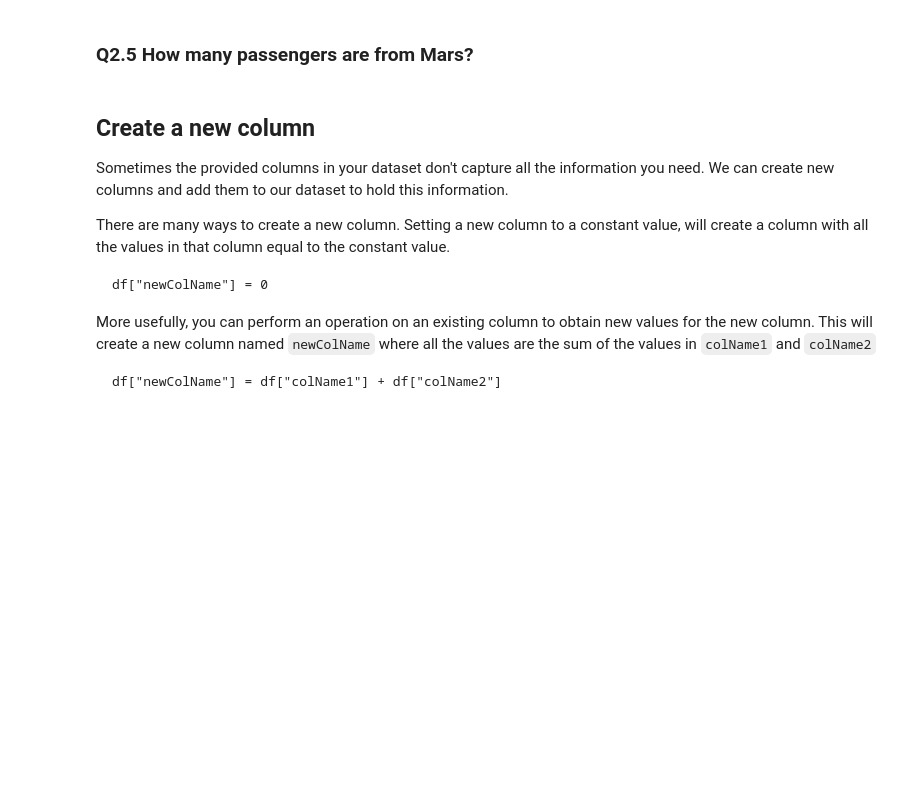
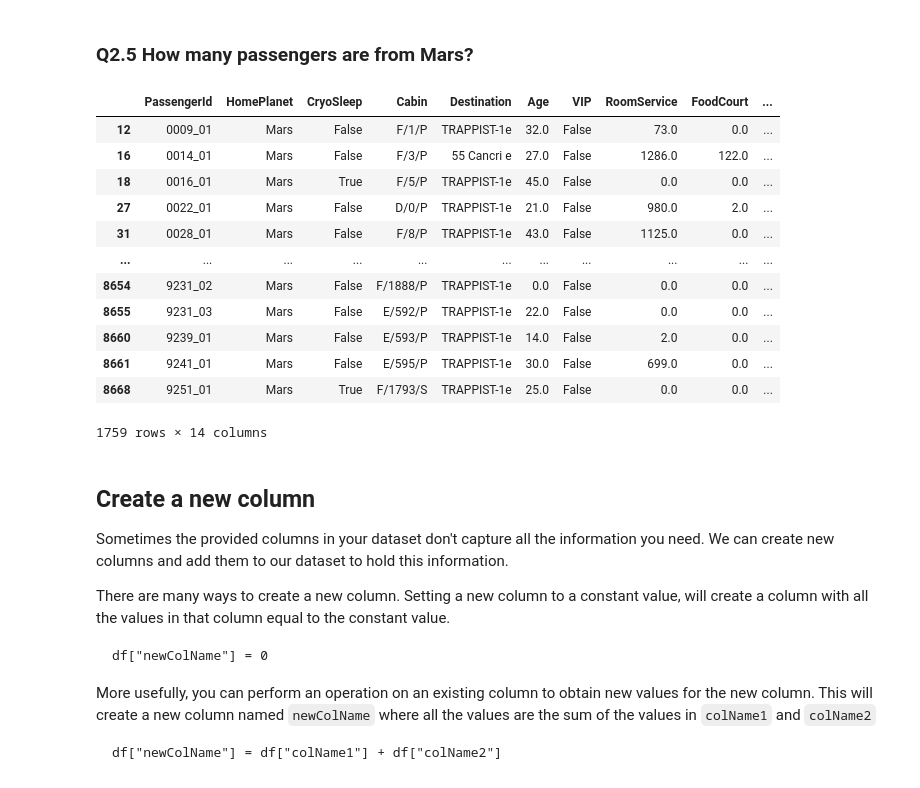
Before and after one commit to Daphne-Qin/deep-2023, a Jupyter notebook: workshop2/DEEP #2 Workshop Notebook.ipynb, the cells around one changed output. Drawn from its saved outputs; the diff is of its cells as text; code cells hidden in the pictures; blank space fills up the shorter version.

```diff
--- a/workshop2/DEEP #2 Workshop Notebook.ipynb
+++ b/workshop2/DEEP #2 Workshop Notebook.ipynb
@@ -130,3 +175,19 @@ df.iloc[range(5,10)]
+# %%
+df[ df["HomePlanet"] == "Mars" ]
+# %% [output]
+|  | PassengerId | HomePlanet | CryoSleep | Cabin | Destination | Age | VIP | RoomService | FoodCourt | ... |
+| 12 | 0009_01 | Mars | False | F/1/P | TRAPPIST-1e | 32.0 | False | 73.0 | 0.0 | ... |
+| 16 | 0014_01 | Mars | False | F/3/P | 55 Cancri e | 27.0 | False | 1286.0 | 122.0 | ... |
+| 18 | 0016_01 | Mars | True | F/5/P | TRAPPIST-1e | 45.0 | False | 0.0 | 0.0 | ... |
+| 27 | 0022_01 | Mars | False | D/0/P | TRAPPIST-1e | 21.0 | False | 980.0 | 2.0 | ... |
+| 31 | 0028_01 | Mars | False | F/8/P | TRAPPIST-1e | 43.0 | False | 1125.0 | 0.0 | ... |
+| ... | ... | ... | ... | ... | ... | ... | ... | ... | ... | ... |
+| 8654 | 9231_02 | Mars | False | F/1888/P | TRAPPIST-1e | 0.0 | False | 0.0 | 0.0 | ... |
+| 8655 | 9231_03 | Mars | False | E/592/P | TRAPPIST-1e | 22.0 | False | 0.0 | 0.0 | ... |
+| 8660 | 9239_01 | Mars | False | E/593/P | TRAPPIST-1e | 14.0 | False | 2.0 | 0.0 | ... |
+| 8661 | 9241_01 | Mars | False | E/595/P | TRAPPIST-1e | 30.0 | False | 699.0 | 0.0 | ... |
+| 8668 | 9251_01 | Mars | True | F/1793/S | TRAPPIST-1e | 25.0 | False | 0.0 | 0.0 | ... |
+1759 rows × 14 columns
 # %% [markdown]
 ## Create a new column
 Sometimes the provided columns in your dataset don't capture all the information you need. We can create new columns and add them to our dataset to hold this information.
```
Also changed, not shown: parts of 30 cells of this notebook.
